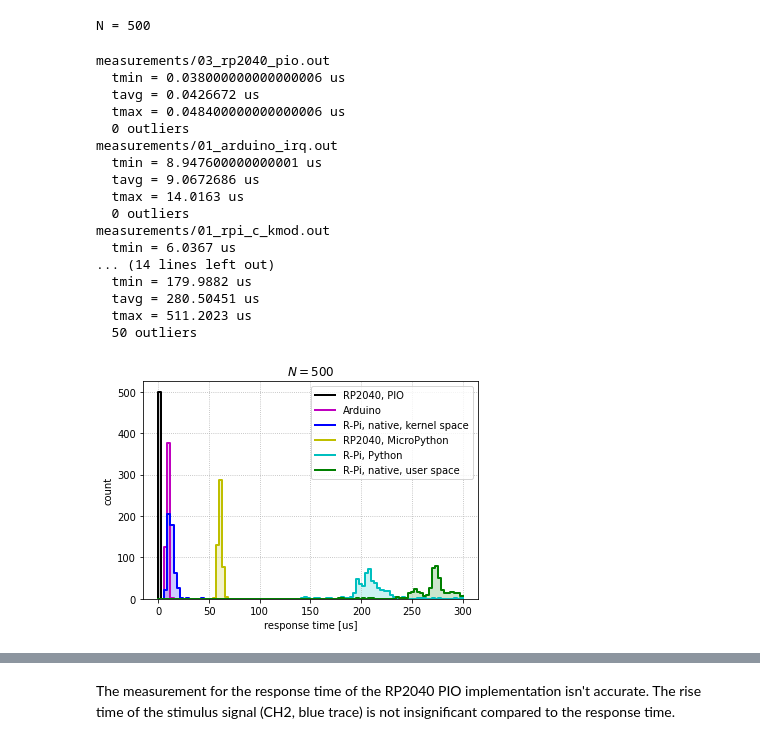
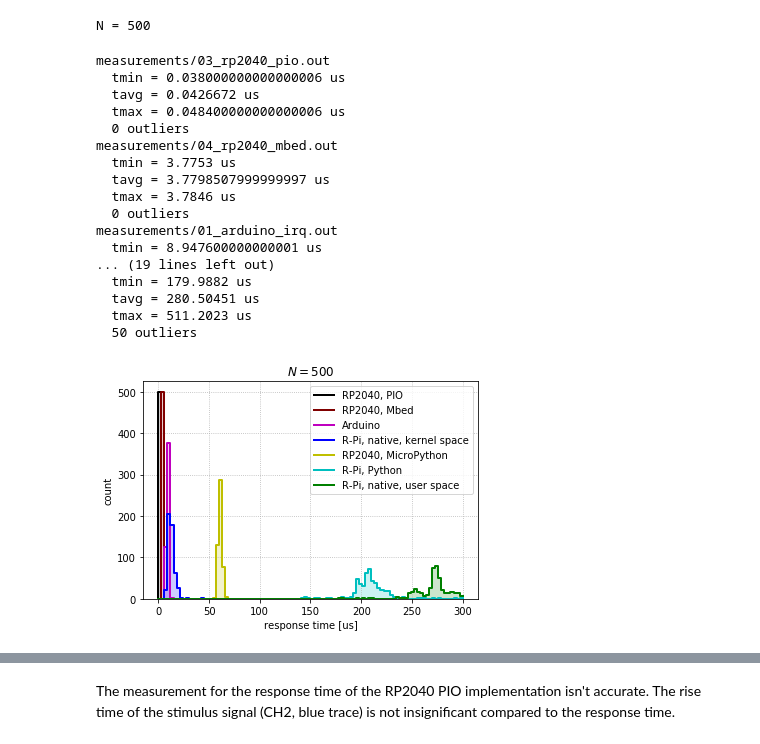
Before and after one commit to avian2/interrupt-response-times, a Jupyter notebook: Interrupt response times.ipynb, the cells around one changed output, grey strips where cells are left out. Cells and saved outputs as stored; diff of their text form; code cells hidden in the pictures.

Commit message:
Add results for RP2040 using Mbed and Arduino.

```diff
--- a/Interrupt response times.ipynb
+++ b/Interrupt response times.ipynb
@@ -93,39 +93,41 @@ def analyze(path, titl, rang, k):
     grid()
 # %%
 r = (0,300.)
+dark_red = (0.5, 0, 0)
 #analyze_plot("measurements/01_arduino_polling.out", "Arduino, polling", r, 'r')
 #analyze_plot("measurements/01_arduino_irq.out", "Arduino, IRQ", r, 'm')
 analyze_plot("measurements/03_rp2040_pio.out", "RP2040, PIO", r, 'k')
+analyze_plot("measurements/04_rp2040_mbed.out", "RP2040, Mbed", r, dark_red)
 analyze_plot("measurements/01_arduino_irq.out", "Arduino", r, 'm')
 analyze_plot("measurements/01_rpi_c_kmod.out", "R-Pi, native, kernel space", r, 'b')
 analyze_plot("measurements/03_rp2040_python.out", "RP2040, MicroPython", r, 'y')
 analyze_plot("measurements/01_rpi_python.out", "R-Pi, Python", r, 'c')
 analyze_plot("measurements/01_rpi_c_userspace.out", "R-Pi, native, user space", r, 'g')
 legend(loc="upper right")
 title("$N = %d$" % (N,))
 ylabel("count")
 xlabel("response time [us]")
 grid(ls=':')
 
 #savefig("figout/histogram.png", bbox_inches='tight', dpi=300)
 # %% [output]
 measurements/03_rp2040_pio.out
   tmin = 0.038000000000000006 us
   tavg = 0.0426672 us
   tmax = 0.048400000000000006 us
   0 outliers
+measurements/04_rp2040_mbed.out
+  tmin = 3.7753 us
+  tavg = 3.7798507999999997 us
+  tmax = 3.7846 us
+  0 outliers
 measurements/01_arduino_irq.out
   tmin = 8.947600000000001 us
-  tavg = 9.0672686 us
-  tmax = 14.0163 us
-  0 outliers
-measurements/01_rpi_c_kmod.out
-  tmin = 6.0367 us
-... (14 lines left out)
+... (19 lines left out)
   tmin = 179.9882 us
   tavg = 280.50451 us
   tmax = 511.2023 us
   50 outliers
-[figure, old version]
+[figure, new version]
 # %%
 r = (0,20.)
```
Also changed, not shown: parts of 10 cells of this notebook, 2 other files.
